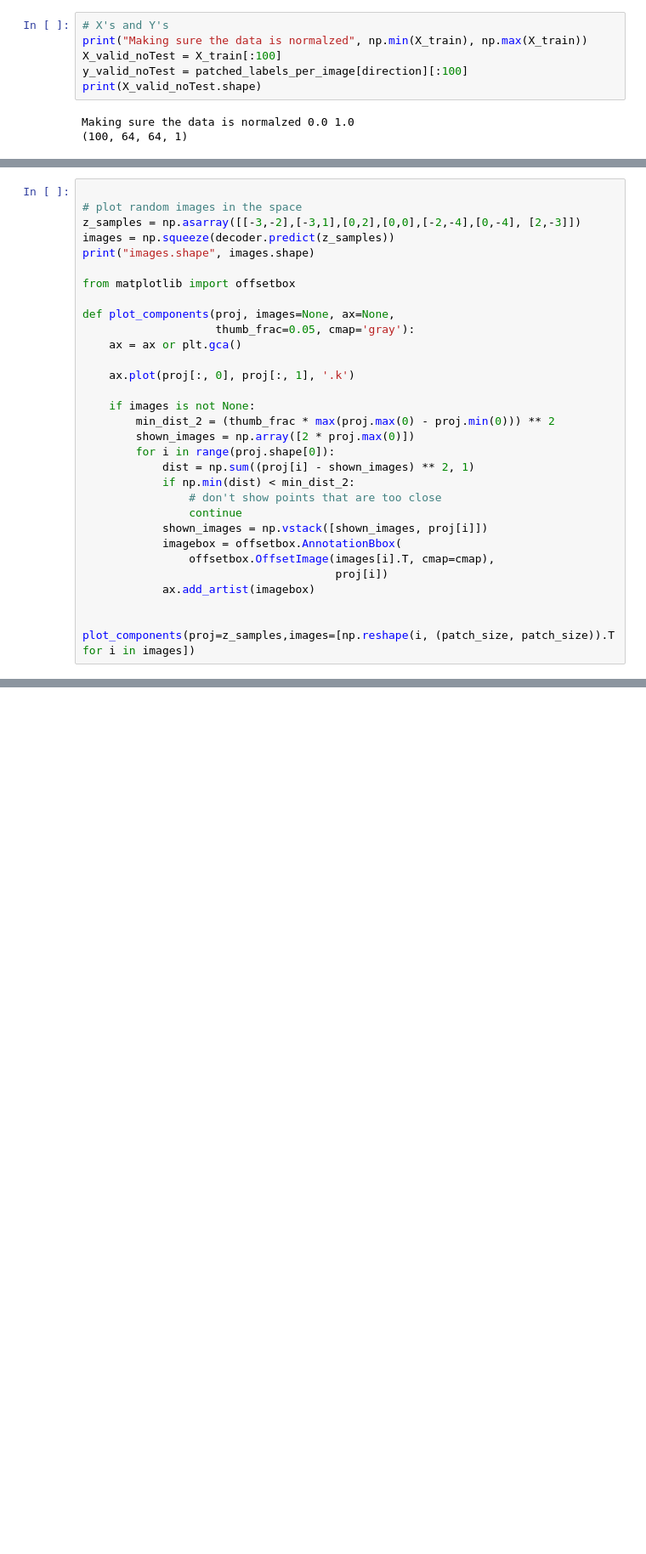
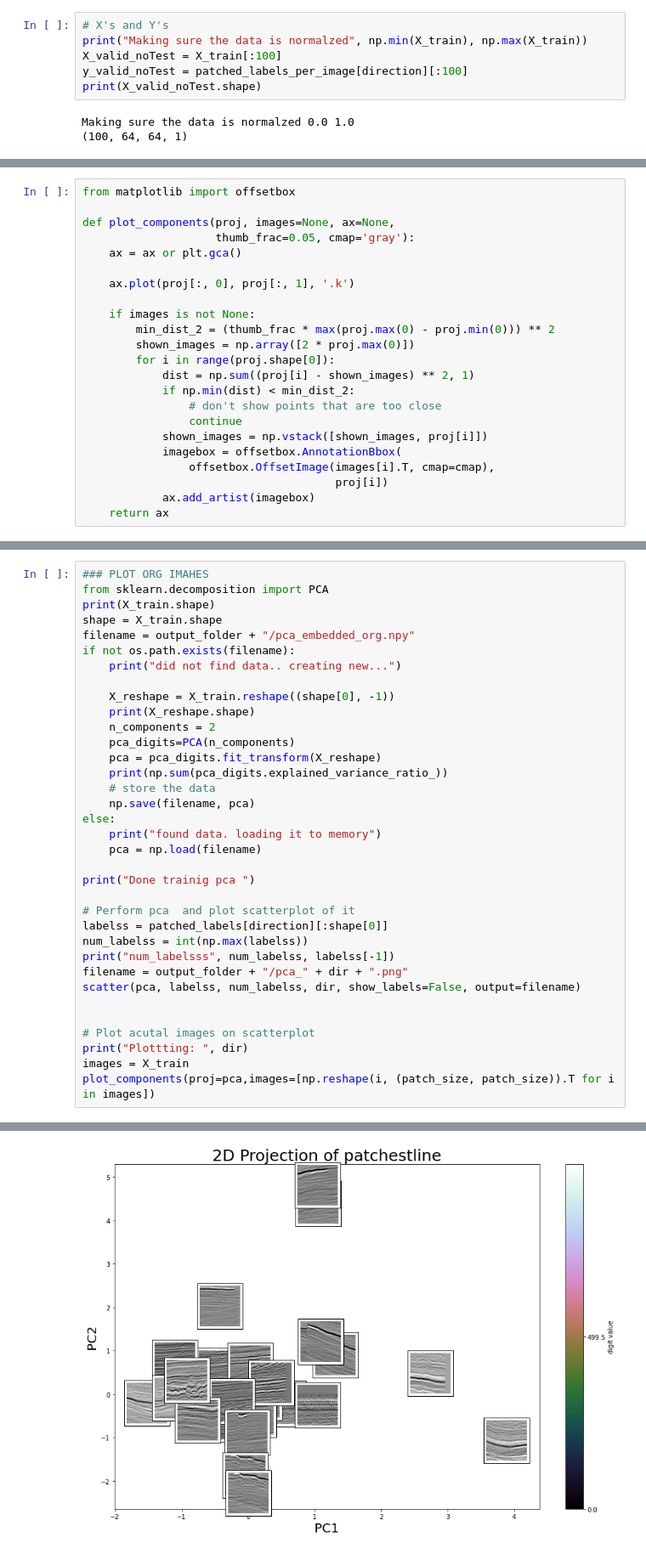
Before and after one commit to andykamp/quantify_seismic_similarity, a Jupyter notebook: notebooks/visualizing-seismic-using-a-variational-autoencoder.ipynb, the cells around one changed output, grey strips where cells are left out. Shown at 85% size. Drawn from its saved outputs; the diff is of its cells as text; blank space fills up the shorter version.

```diff
--- a/notebooks/visualizing-seismic-using-a-variational-autoencoder.ipynb
+++ b/notebooks/visualizing-seismic-using-a-variational-autoencoder.ipynb
@@ -488,10 +490,4 @@ plt.show()
 # %%
-
-# plot random images in the space
-z_samples = np.asarray([[-3,-2],[-3,1],[0,2],[0,0],[-2,-4],[0,-4], [2,-3]])
-images = np.squeeze(decoder.predict(z_samples))
-print("images.shape", images.shape)
-
 from matplotlib import offsetbox
 
 def plot_components(proj, images=None, ax=None,
@@ -513,6 +509,4 @@ def plot_components(proj, images=None, ax=None,
                 offsetbox.OffsetImage(images[i].T, cmap=cmap),
                                       proj[i])
             ax.add_artist(imagebox)
-
-
-plot_components(proj=z_samples,images=[np.reshape(i, (patch_size, patch_size)).T for i in images])
+    return ax
@@ -524,0 +513,36 @@ NameError: name 'xx' is not defined
+# %%
+### PLOT ORG IMAHES
+from sklearn.decomposition import PCA
+print(X_train.shape)
+shape = X_train.shape
+filename = output_folder + "/pca_embedded_org.npy"
+if not os.path.exists(filename):
+    print("did not find data.. creating new...")
+
+    X_reshape = X_train.reshape((shape[0], -1))
+    print(X_reshape.shape)
+    n_components = 2
+    pca_digits=PCA(n_components)
+    pca = pca_digits.fit_transform(X_reshape)
+    print(np.sum(pca_digits.explained_variance_ratio_))
+    # store the data
+    np.save(filename, pca)
+else:
+    print("found data. loading it to memory")
+    pca = np.load(filename)
+
+print("Done trainig pca ")
+
+# Perform pca  and plot scatterplot of it
+labelss = patched_labels[direction][:shape[0]]
+num_labelss = int(np.max(labelss))
+print("num_labelsss", num_labelss, labelss[-1])
+filename = output_folder + "/pca_" + dir + ".png"
+scatter(pca, labelss, num_labelss, dir, show_labels=False, output=filename)
+
+
+# Plot acutal images on scatterplot
+print("Plottting: ", dir)
+images = X_train
+plot_components(proj=pca,images=[np.reshape(i, (patch_size, patch_size)).T for i in images])
+# %% [output]
@@ -524,0 +555 @@ NameError: name 'xx' is not defined
+[figure, added]
```
Also changed, not shown: parts of 30 cells of this notebook.
